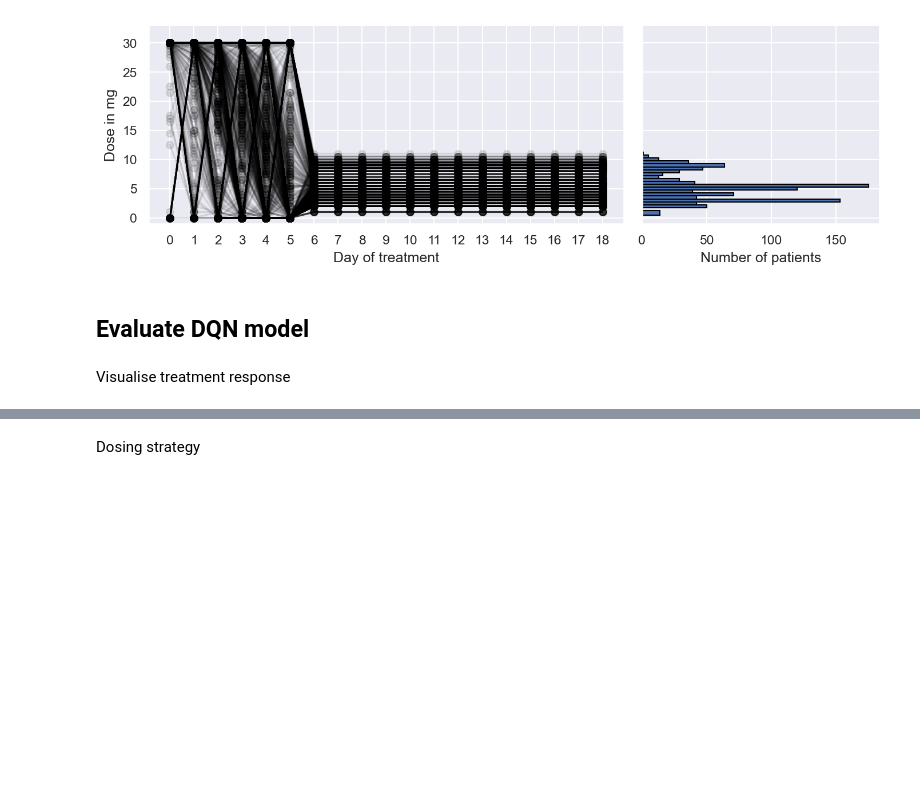
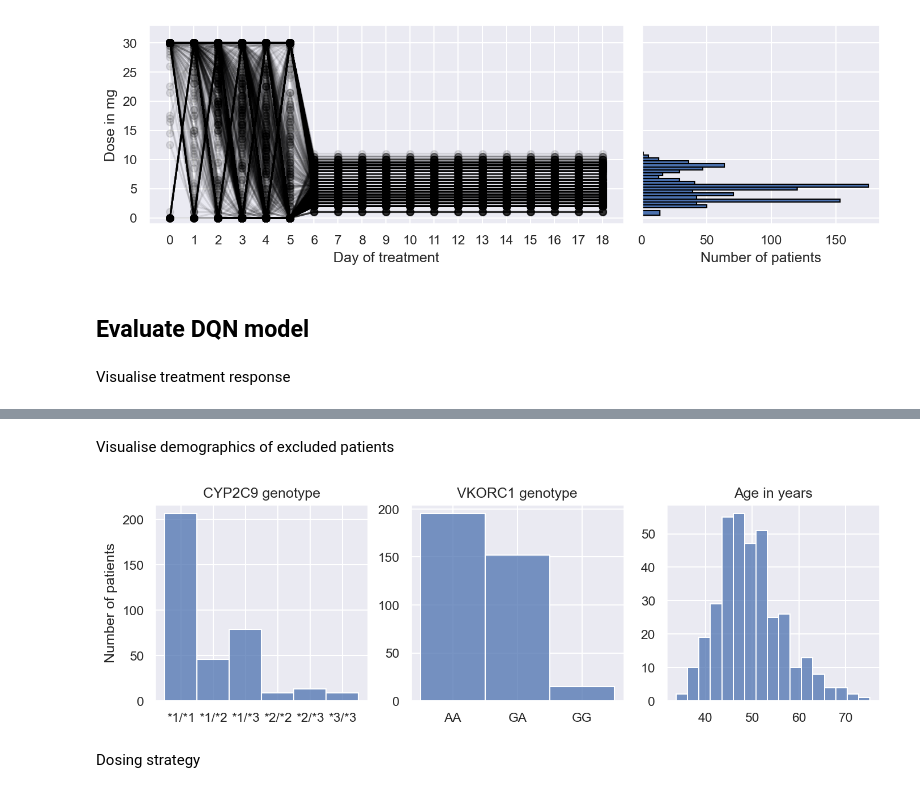
Before and after one commit to DavAug/mipd-warfarin, a Jupyter notebook: results/1_systems_pharmacology_model/results.ipynb, the cells around one changed output, grey strips where cells are left out. Drawn from its saved outputs; the diff is of its cells as text; code cells hidden in the pictures; blank space fills up the shorter version.

```diff
--- a/results/1_systems_pharmacology_model/results.ipynb
+++ b/results/1_systems_pharmacology_model/results.ipynb
@@ -541,3 +552,61 @@ plt.show()
+# %% [markdown]
+Visualise demographics of excluded patients
+# %%
+# Reshape data
+ids = df_demo.ID.dropna().unique()
+cyp = []
+vkorc = []
+age = np.empty(len(excluded))
+cyp_decoder = {
+    0: '*1/*1', 1: '*1/*2', 2: '*1/*3', 3: '*2/*2', 4: '*2/*3', 5: '*3/*3'}
+vkorc_decoder = {0: 'GG', 1: 'GA', 2: 'AA'}
+idx = 0
+for _id in ids:
+    if _id in excluded:
+        temp = df_demo[df_demo.ID == _id]
+        cyp.append(cyp_decoder[int(temp['CYP2C9'].values)])
+        vkorc.append(vkorc_decoder[int(temp['VKORC1'].values)])
+        age[idx] = temp['Age'].values
+        idx += 1
+cyp.sort()
+vkorc.sort()
+
+# Create layout
+fontsize = 11
+my_dpi = 192
+fig = plt.figure(figsize=(2250 // my_dpi, 700 // my_dpi), dpi=150)
+outer = gridspec.GridSpec(1, 3, hspace=2.5)
+
+# Create axes
+axes = []
+axes.append(plt.Subplot(fig, outer[0]))
+axes.append(plt.Subplot(fig, outer[1]))
+axes.append(plt.Subplot(fig, outer[2]))
+
+# Add axes to figure
+for ax in axes:
+    fig.add_subplot(ax)
+
+# Plot CYP2C9 distribution
+sns.histplot(cyp, ax=axes[0])
+sns.histplot(vkorc, ax=axes[1])
+sns.histplot(age, ax=axes[2])
+
+# Label axes
+titles = ['CYP2C9 genotype', 'VKORC1 genotype', 'Age in years']
+ylabels = ['Number of patients', '', '']
+for ida, ax in enumerate(axes):
+    ax.set_title(titles[ida])
+    ax.set_ylabel(ylabels[ida])
+
+plt.savefig(
+    '9_mipd_trial_demographics_dqn_excluded.pdf', bbox_inches='tight')
+plt.savefig(
+    '9_mipd_trial_demographics_dqn_excluded.tif', bbox_inches='tight')
+
+plt.show()
+# %% [output]
+[figure, added]
 # %% [markdown]
 Dosing strategy
 # %%
```
Also changed, not shown: parts of 12 cells of this notebook, 11 other files.
